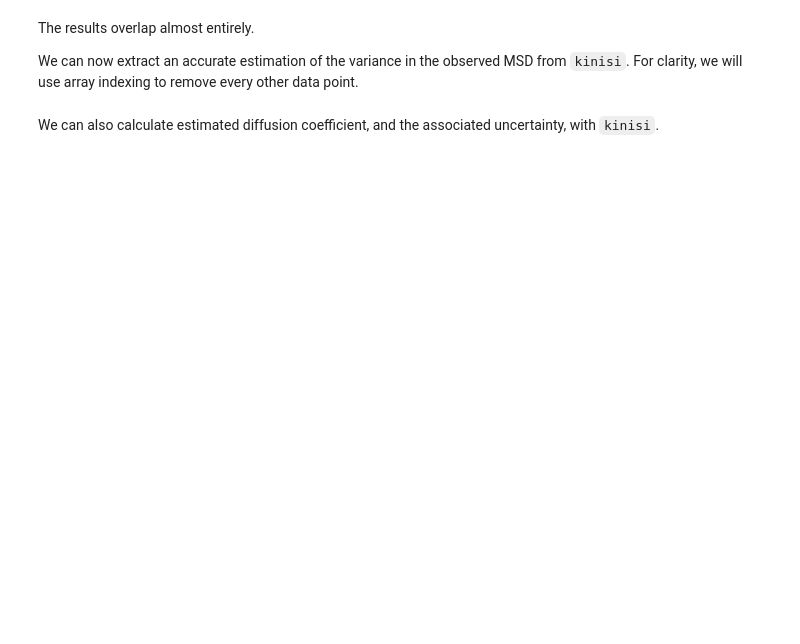
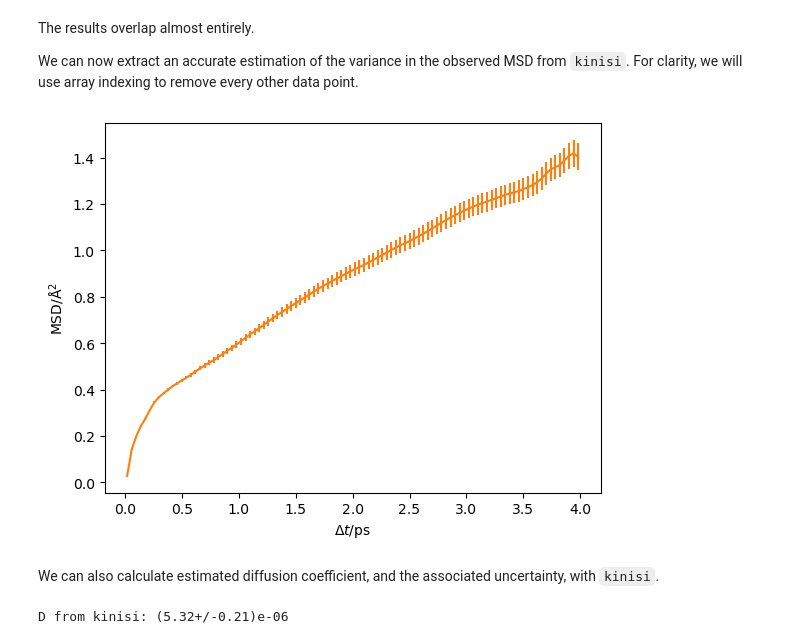
Before and after one commit to jd15489/kinisi, a Jupyter notebook: docs/source/mdanalysis.ipynb, the cells around one changed output. Drawn from its saved outputs; the diff is of its cells as text; code cells hidden in the pictures; blank space fills up the shorter version.

```diff
--- a/docs/source/mdanalysis.ipynb
+++ b/docs/source/mdanalysis.ipynb
@@ -51,9 +59,9 @@ params = {'specie': 'LI',
           'step_skip': 20,
           'n_steps': 250,
           'sampling': 'multi-origin',
-          'progress': True}
+          'progress': False}
 
-xyz = {'dimension': 'xyz', 'bootstrap': False,'progress': True}
+xyz = {'dimension': 'xyz', 'bootstrap': False,'progress': False}
 kinisi_from_universe = DiffusionAnalyzer.from_universe(u, parser_params=params, uncertainty_params=xyz)
 kinisi_MSD = kinisi_from_universe.msd
 time = kinisi_from_universe.dt
@@ -77,11 +87,13 @@ We can now extract an accurate estimation of the variance in the observed MSD fr
 # %%
 plt.errorbar(kinisi_from_universe.dt[::2],
              kinisi_from_universe.msd[::2],
              kinisi_from_universe.msd_std[::2],
              c='#ff7f0e')
-plt.ylabel('MSD/Å$^2$')
-plt.xlabel('$\Delta t$/ps')
+plt.ylabel(r'MSD/Å$^2$')
+plt.xlabel(r'$\Delta t$/ps')
 plt.show()
+# %% [output]
+[figure, added]
 # %% [markdown]
 We can also calculate estimated diffusion coefficient, and the associated uncertainty, with `kinisi`.
 # %%
@@ -92,3 +104,5 @@ kinisi_from_universe.diffusion(kinisi_from_universe.ngp_max)
 print('D from kinisi:',
       ufloat(np.mean(kinisi_from_universe.D),
          np.std(kinisi_from_universe.D, ddof=1)))
+# %% [output]
+D from kinisi: (5.32+/-0.21)e-06
```
Also changed, not shown: parts of 3 cells of this notebook.
